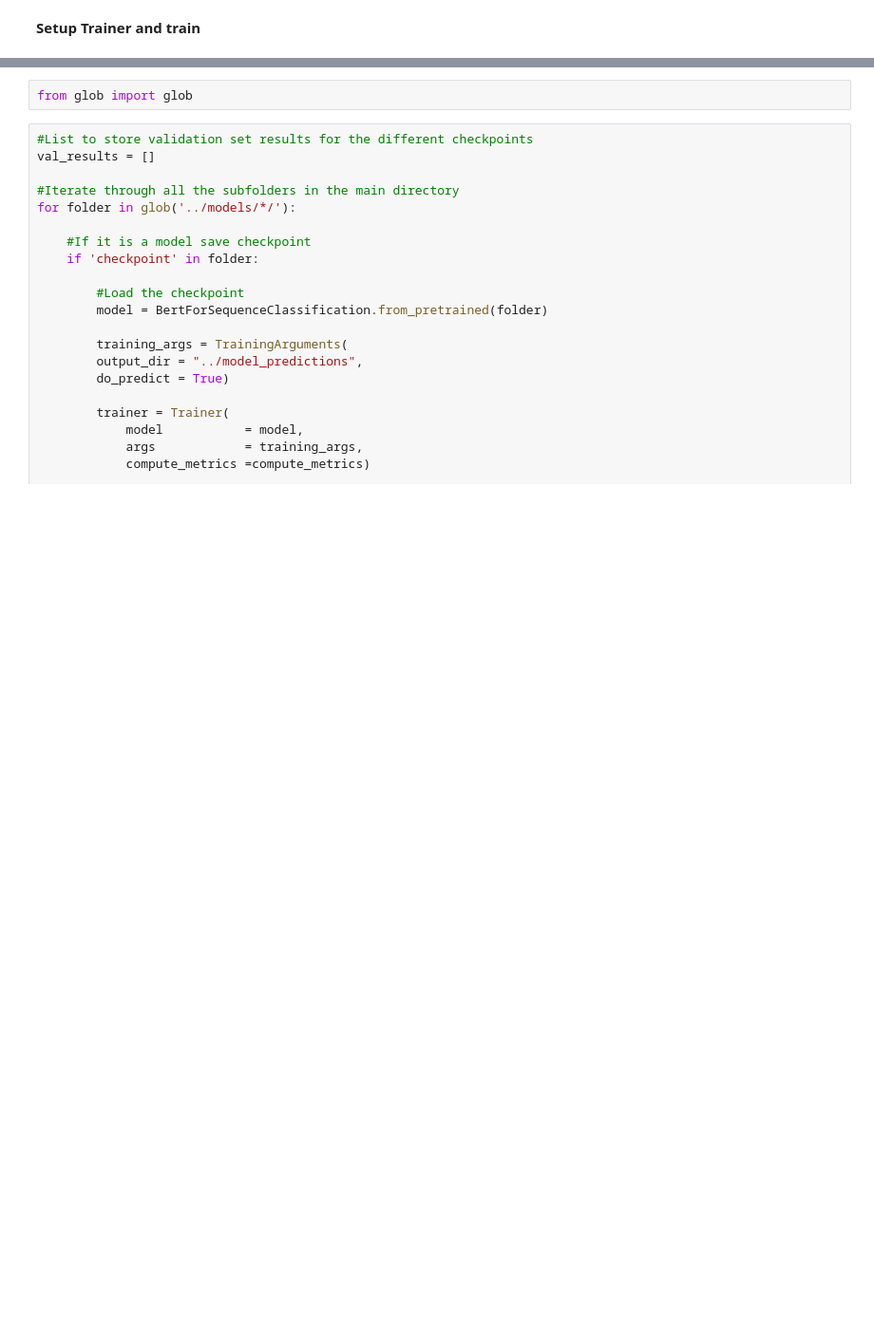
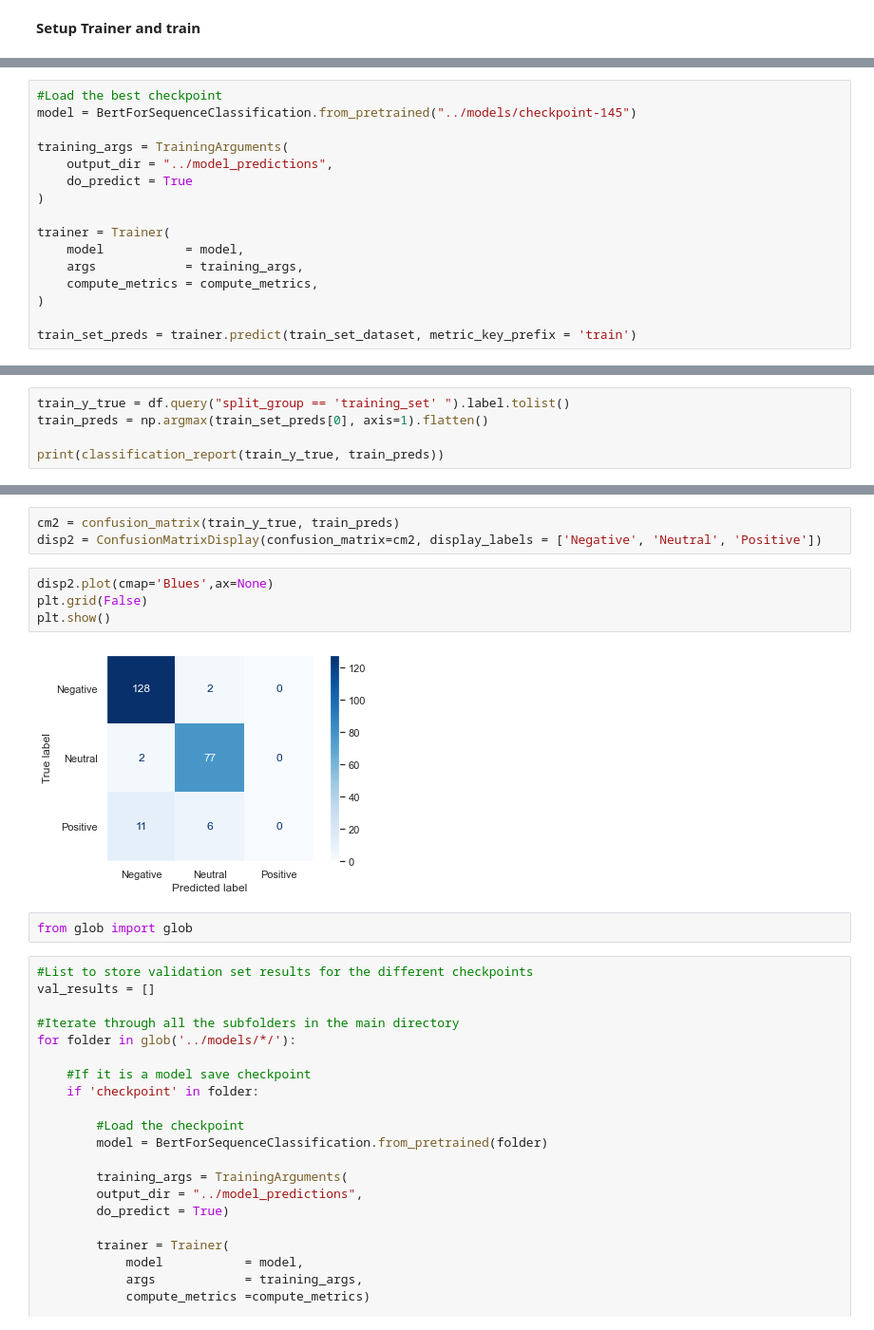
Before and after one commit to KoredeAkande/nigerian_isp_sentiment_analysis, a Jupyter notebook: notebooks/6.1.2-modeling-mbert-sentiment-analysis.ipynb, the cells around one changed output, grey strips where cells are left out. Shown: that part at 95% size. Cells and saved outputs as stored; diff of their text form; blank space fills up the shorter version.

```diff
--- a/notebooks/6.1.2-modeling-mbert-sentiment-analysis.ipynb
+++ b/notebooks/6.1.2-modeling-mbert-sentiment-analysis.ipynb
@@ -314,0 +572,16 @@ TrainOutput(global_step=290, training_loss=0.4548822863348599, metrics={'train_r
+# %%
+#Load the best checkpoint
+model = BertForSequenceClassification.from_pretrained("../models/checkpoint-145")
+
+training_args = TrainingArguments(
+    output_dir = "../model_predictions",
+    do_predict = True
+)
+
+trainer = Trainer(
+    model           = model,
+    args            = training_args,
+    compute_metrics = compute_metrics,
+)
+
+train_set_preds = trainer.predict(train_set_dataset, metric_key_prefix = 'train')
@@ -314,0 +612,5 @@ TrainOutput(global_step=290, training_loss=0.4548822863348599, metrics={'train_r
+# %%
+train_y_true = df.query("split_group == 'training_set' ").label.tolist()
+train_preds = np.argmax(train_set_preds[0], axis=1).flatten()
+
+print(classification_report(train_y_true, train_preds))
@@ -315,3 +627,12 @@ TrainOutput(global_step=290, training_loss=0.4548822863348599, metrics={'train_r
+# %%
+cm2 = confusion_matrix(train_y_true, train_preds)
+disp2 = ConfusionMatrixDisplay(confusion_matrix=cm2, display_labels = ['Negative', 'Neutral', 'Positive'])
+# %%
+disp2.plot(cmap='Blues',ax=None)
+plt.grid(False)
+plt.show()
+# %% [output]
+[figure, added]
 # %%
 from glob import glob
 # %%
```
Also changed, not shown: parts of 46 cells of this notebook.
